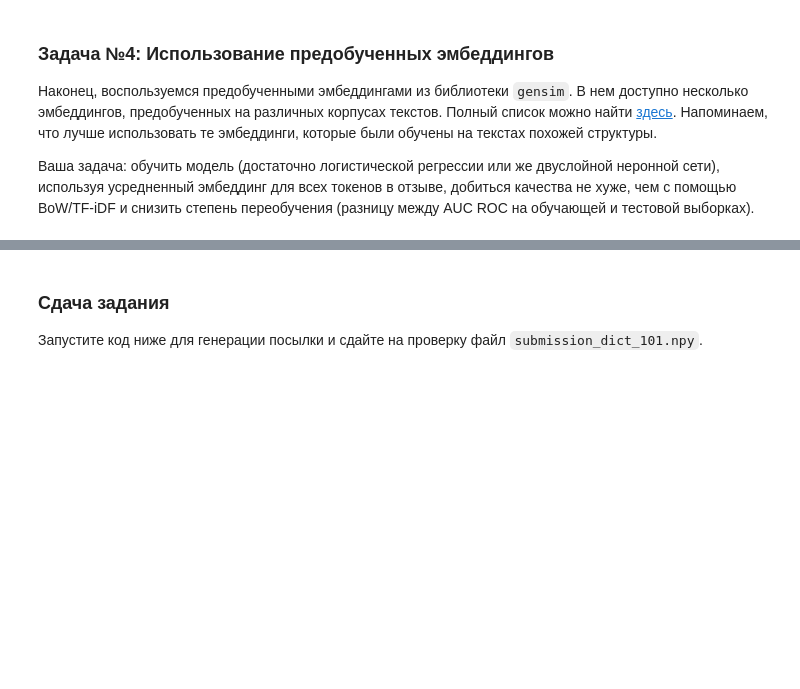
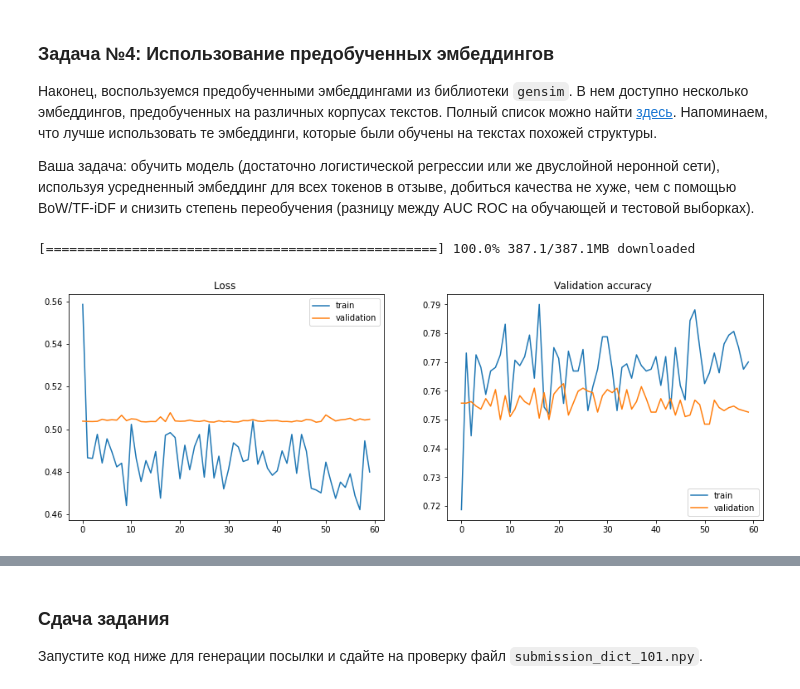
Before and after one commit to k2a07/MIPT-homeworks, a Jupyter notebook: assignment01_text_classification/assignment01.ipynb, the cells around one changed output, grey strips where cells are left out. Drawn from its saved outputs; the diff is of its cells as text; code cells hidden in the pictures; blank space fills up the shorter version.

```diff
--- a/assignment01_text_classification/assignment01.ipynb
+++ b/assignment01_text_classification/assignment01.ipynb
@@ -432,4 +470,6 @@ assert out_dict['tf_idf_nb_sklearn_test'] > 0.86, 'TF-iDF Naive Bayes score shou
 Ваша задача: обучить модель (достаточно логистической регрессии или же двуслойной неронной сети), используя усредненный эмбеддинг для всех токенов в отзыве, добиться качества не хуже, чем с помощью BoW/TF-iDF и снизить степень переобучения (разницу между AUC ROC на обучающей и тестовой выборках).
 # %%
 import gensim.downloader as api
-gensim_embedding_model = api.load(# your code here)
+gensim_embedding_model = api.load('glove-twitter-100')
+# %% [output]
+[==================================================] 100.0% 387.1/387.1MB downloaded
@@ -440,11 +485,5 @@ def text_to_average_embedding(text, gensim_embedding_model):
 # %%
-X_train_emb = [text_to_average_embedding(text, gensim_embedding_model) for text in texts_train]
-X_test_emb = [text_to_average_embedding(text, gensim_embedding_model) for text in texts_test]
+X_train_emb = np.array([text_to_average_embedding(text, gensim_embedding_model) for text in texts_train])
+X_test_emb = np.array([text_to_average_embedding(text, gensim_embedding_model) for text in texts_test])
 
 assert len(X_train_emb[0]) == gensim_embedding_model.vector_size, 'Seems like the embedding shape is wrong'
-# %%
-X_train_emb_torch = # your code here
-X_test_emb_torch = # your code here
-
-y_train_torch = # your code here
-y_test_torch = # your code here
@@ -453,8 +490,15 @@ model = # your code here
+# %%
+X_train_emb_torch = torch.from_numpy(X_train_emb).float().to(device) # your code here
+X_test_emb_torch = torch.from_numpy(X_test_emb).float().to(device) # your code here
+# %%
+model_ = LogisticRegression(X_train_emb_torch.shape[1], 2).to(device)
 # %%
-loss_function = # your code here
-opt = # your code here
+loss_function = nn.CrossEntropyLoss() # your code here
+opt = torch.optim.Adam(model_.parameters(), lr=1e-3) # your code here
 
-model = train_model(model, opt, X_train_emb_torch, y_train_torch, X_test_emb_torch, y_test_torch, n_iterations=3000)
+model, y = train_model(model_, opt, X_train_emb_torch, y_train_torch, X_test_emb_torch, y_test_torch, n_iterations=3000)
+# %% [output]
+[figure, added]
 # %%
 # do not change the code in the block below
 # __________start of block__________
```
Also changed, not shown: parts of 19 cells of this notebook, 1 other file.
